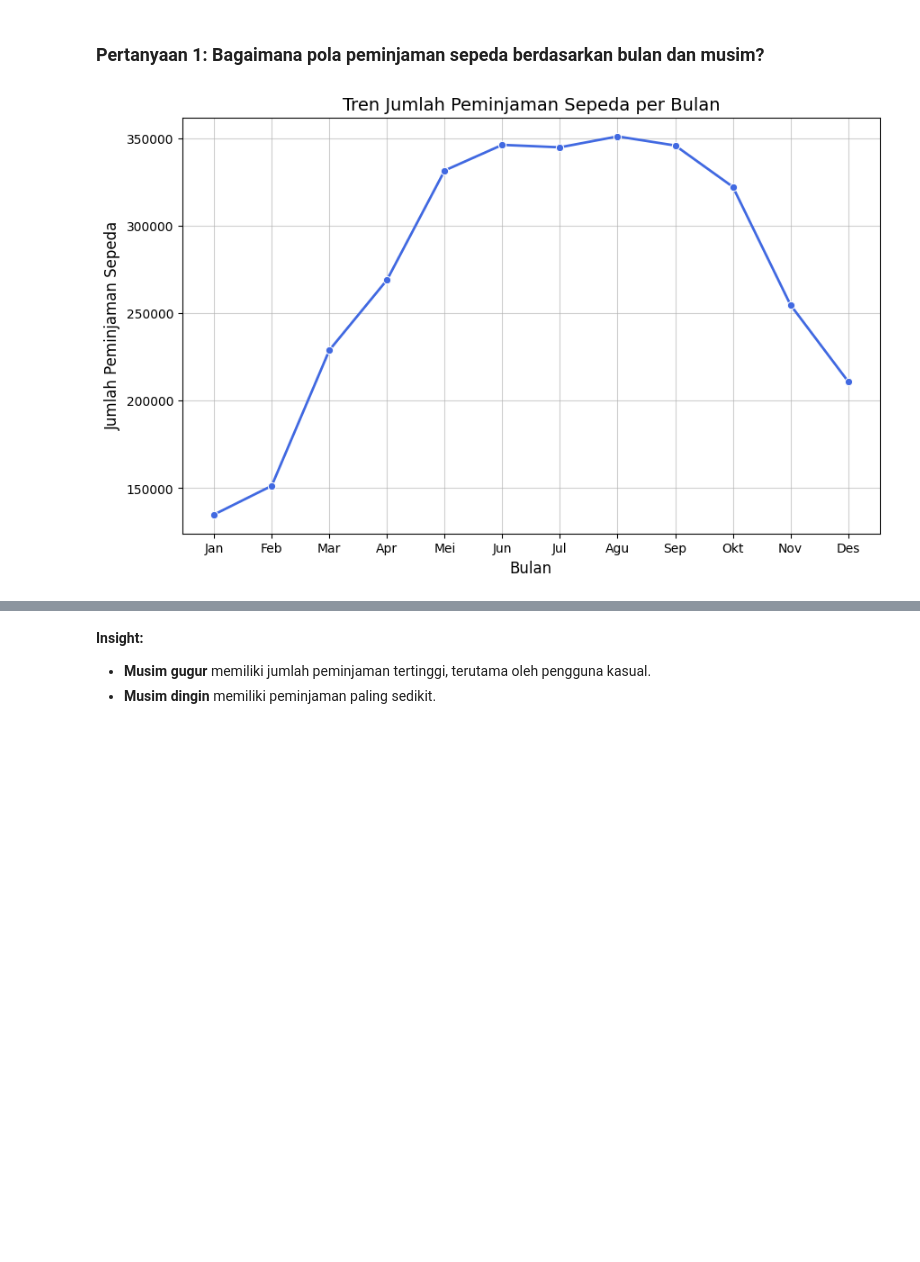
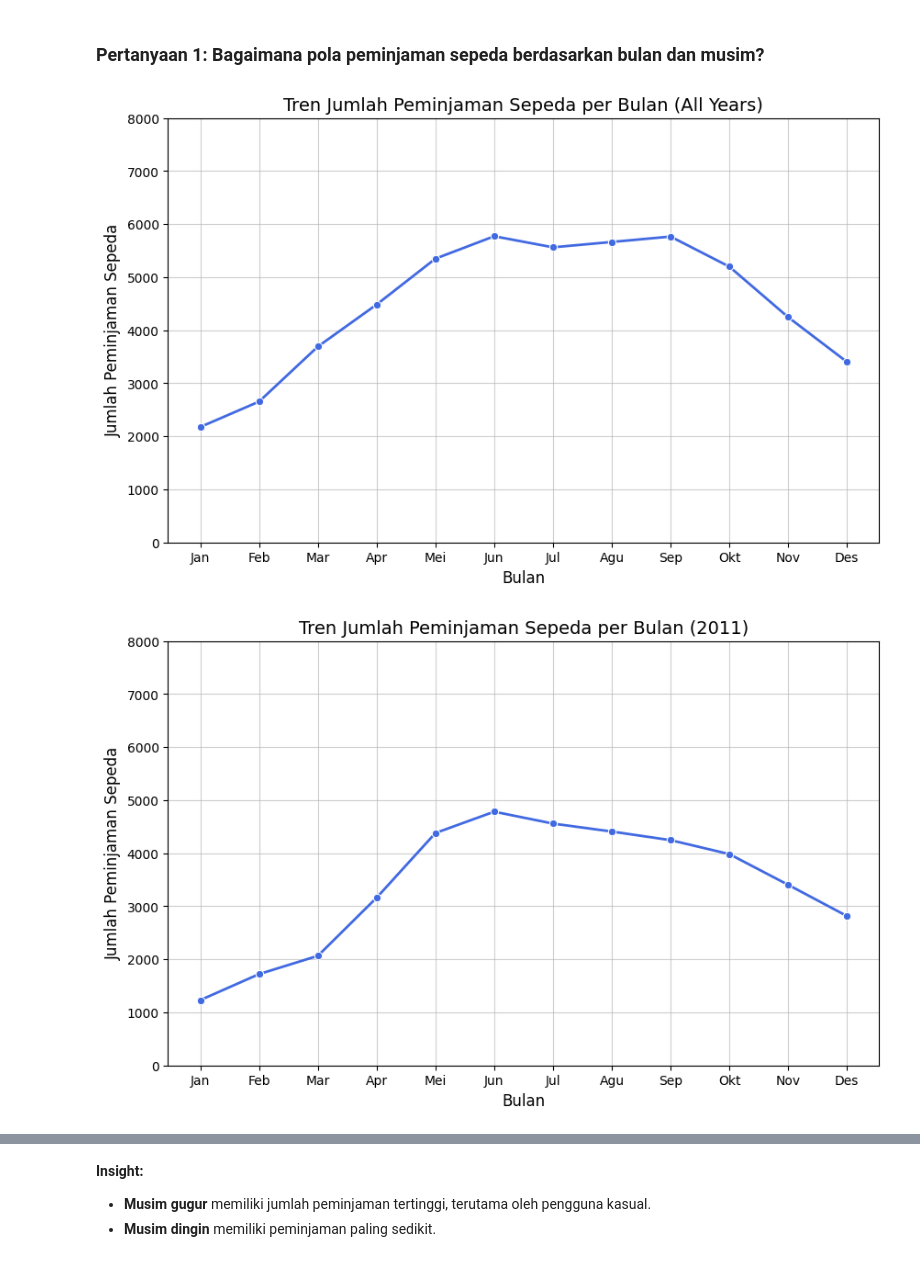
Before and after one commit to fajarwiguna/bikesharing-dashboard, a Jupyter notebook: notebook.ipynb, the cells around one changed output, grey strips where cells are left out. Cells and saved outputs as stored; diff of their text form; code cells hidden in the pictures; blank space fills up the shorter version.

```diff
--- a/notebook.ipynb
+++ b/notebook.ipynb
@@ -297,22 +300,37 @@ Name: casual, dtype: int64
 # %% [markdown]
 ### Pertanyaan 1: Bagaimana pola peminjaman sepeda berdasarkan bulan dan musim?
 # %%
-# Mengelompokkan jumlah peminjaman berdasarkan bulan
-monthly_trend = bikes_per_day_df.groupby(bikes_per_day_df['dteday'].dt.month)['cnt'].sum()
+def plot_monthly_trend(df, year=None):
+    year_mapping = {0: "2011", 1: "2012"}
 
-# Membuat line chart
-plt.figure(figsize=(10, 6))
-sns.lineplot(x=monthly_trend.index, y=monthly_trend.values, marker="o", linewidth=2, color="royalblue")
+    if year is not None:
+        df = df[df["yr"] == year]
 
-# Menambahkan judul dan label
-plt.title("Tren Jumlah Peminjaman Sepeda per Bulan", fontsize=14)
-plt.xlabel("Bulan", fontsize=12)
-plt.ylabel("Jumlah Peminjaman Sepeda", fontsize=12)
-plt.xticks(ticks=range(1, 13), labels=[
-    "Jan", "Feb", "Mar", "Apr", "Mei", "Jun", "Jul", "Agu", "Sep", "Okt", "Nov", "Des"])
+    monthly_trend = df.groupby(df['dteday'].dt.month)['cnt'].mean()
 
-# Menampilkan plot
-plt.grid(True, alpha=0.6)
-plt.show()
+    plt.figure(figsize=(10, 6))
+    sns.lineplot(x=monthly_trend.index, y=monthly_trend.values, marker="o", linewidth=2, color="royalblue")
+
+    title = "Tren Jumlah Peminjaman Sepeda per Bulan"
+    if year in year_mapping:
+        title += f" ({year_mapping[year]})"
+    else:
+        title += " (All Years)"
+
+    plt.title(title, fontsize=14)
+    plt.xlabel("Bulan", fontsize=12)
+    plt.ylabel("Jumlah Peminjaman Sepeda", fontsize=12)
+    plt.ylim(0, 8000)
+    plt.xticks(ticks=range(1, 13), labels=[
+        "Jan", "Feb", "Mar", "Apr", "Mei", "Jun", "Jul", "Agu", "Sep", "Okt", "Nov", "Des"])
+
+    plt.grid(True, alpha=0.6)
+    plt.show()
+
+# Plot untuk All Years, 2011, dan 2012
+plot_monthly_trend(bikes_per_day_df)
+plot_monthly_trend(bikes_per_day_df, year=0)
+plot_monthly_trend(bikes_per_day_df, year=1)
 # %% [output]
-[figure, old version]
+[figure, new version]
+[figure, added]
```
Also changed, not shown: parts of 18 cells of this notebook.
